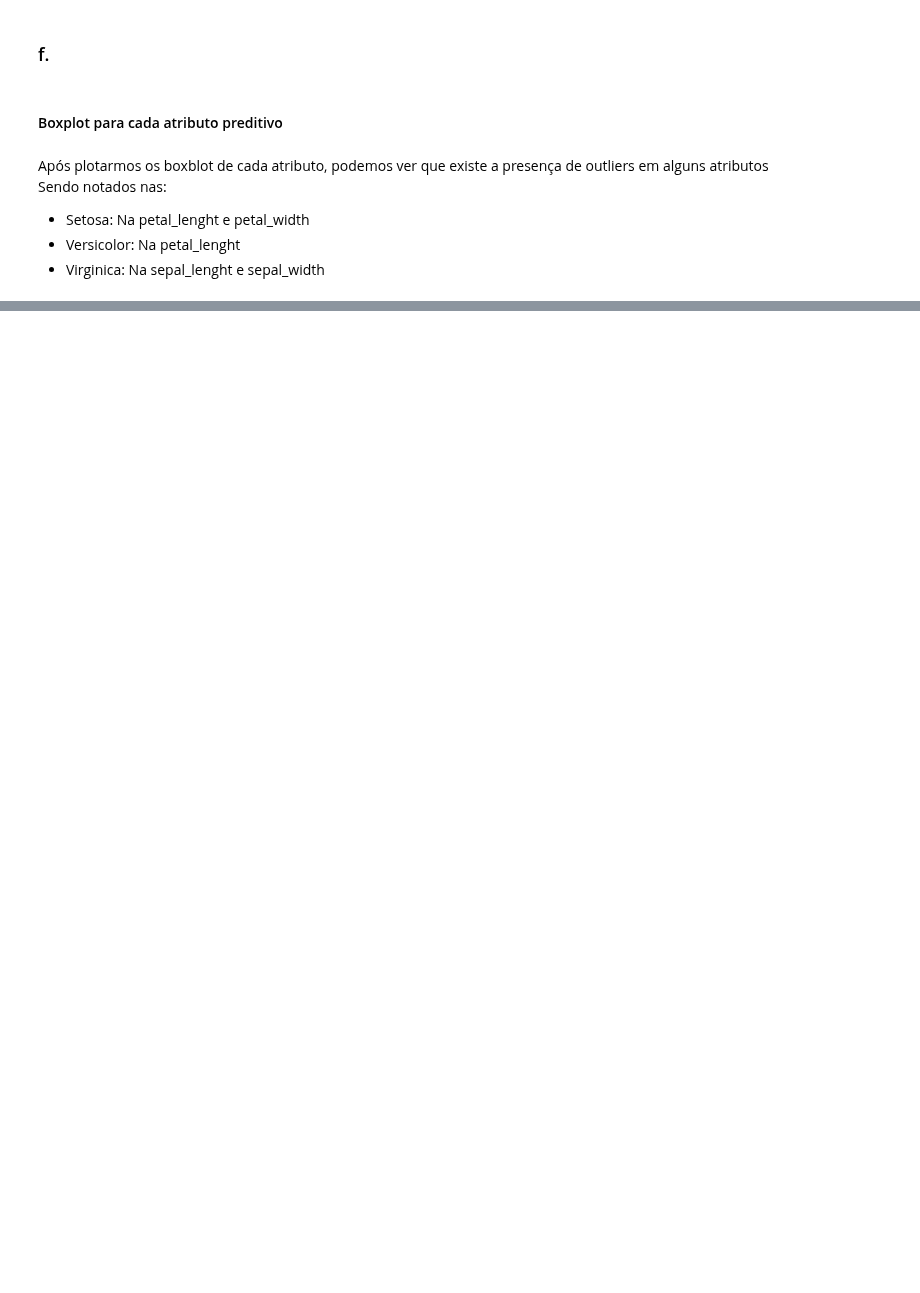
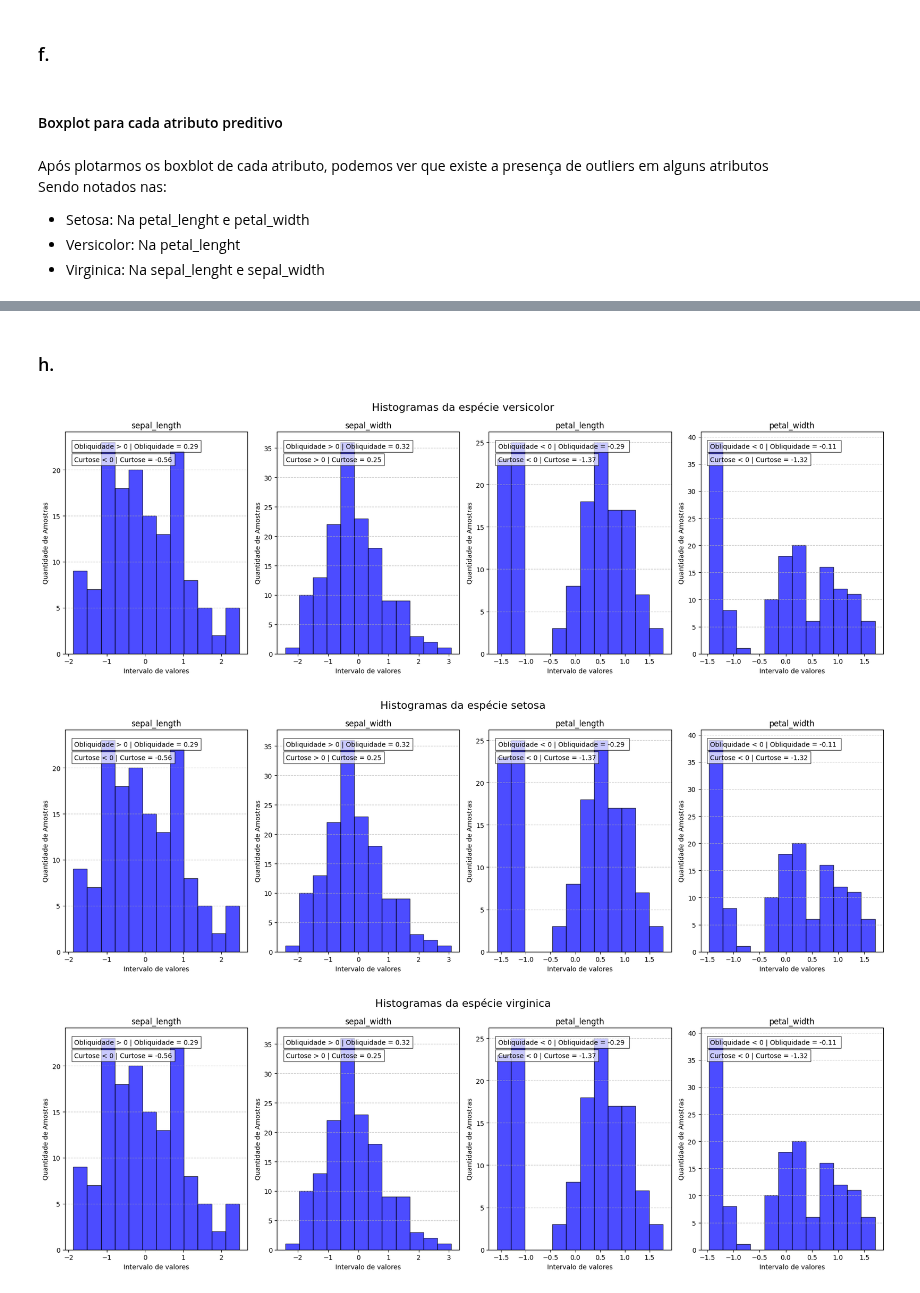
Before and after one commit to Guilherme-Prazeres/AVA1-ENGG67, a Jupyter notebook: IAM_AVA01_Guilherme_Prazeres_Joaquim.ipynb, the cells around one changed output, grey strips where cells are left out. Drawn from its saved outputs; the diff is of its cells as text; code cells hidden in the pictures; blank space fills up the shorter version.

```diff
--- a/IAM_AVA01_Guilherme_Prazeres_Joaquim.ipynb
+++ b/IAM_AVA01_Guilherme_Prazeres_Joaquim.ipynb
@@ -139 +88,14 @@ skewness(Virginica, 'Virginica')
+# %%
+ # Calculo da skewness
+
+def skewness(atributo):
+    mean_petal_length = iris[atributo].mean()
+    std_petal_length = iris[atributo].std()
+
+    return (((iris[atributo] - mean_petal_length) ** 3).mean()) / (std_petal_length ** 3)
+
+print(f"Assimetria do comprimento da pétala: {skewness('petal_length'):.2f}")
+print(f"Assimetria da largura da pétala: {skewness('petal_width'):.2f}")
+print(f"Assimetria do comprimento da sépala: {skewness('sepal_length'):.2f}")
+print(f"Assimetria do largura da sépala: {skewness('sepal_width'):.2f}")
 # %% [markdown]
@@ -244,0 +307,25 @@ Sendo notados nas: <br>
+# %% [markdown]
+### h.
+# %%
+import pandas as pd
+
+# Selecionar apenas os atributos quantitativos
+atributos_quantitativos = iris[['sepal_length', 'sepal_width', 'petal_length', 'petal_width']]
+
+# Calcular a média e o desvio padrão
+media = atributos_quantitativos.mean()
+desvio_padrao = atributos_quantitativos.std()
+
+# Aplicar a padronização
+atributos_padronizados = (atributos_quantitativos - media) / desvio_padrao
+
+# print("Dados padronizados (Z-score normalization):")
+# print(atributos_padronizados.head())
+
+historic(atributos_padronizados, 'versicolor')
+historic(atributos_padronizados, 'setosa')
+historic(atributos_padronizados, 'virginica')
+# %% [output]
+[figure, added]
+[figure, added]
+[figure, added]
```
Also changed, not shown: parts of 36 cells of this notebook.
